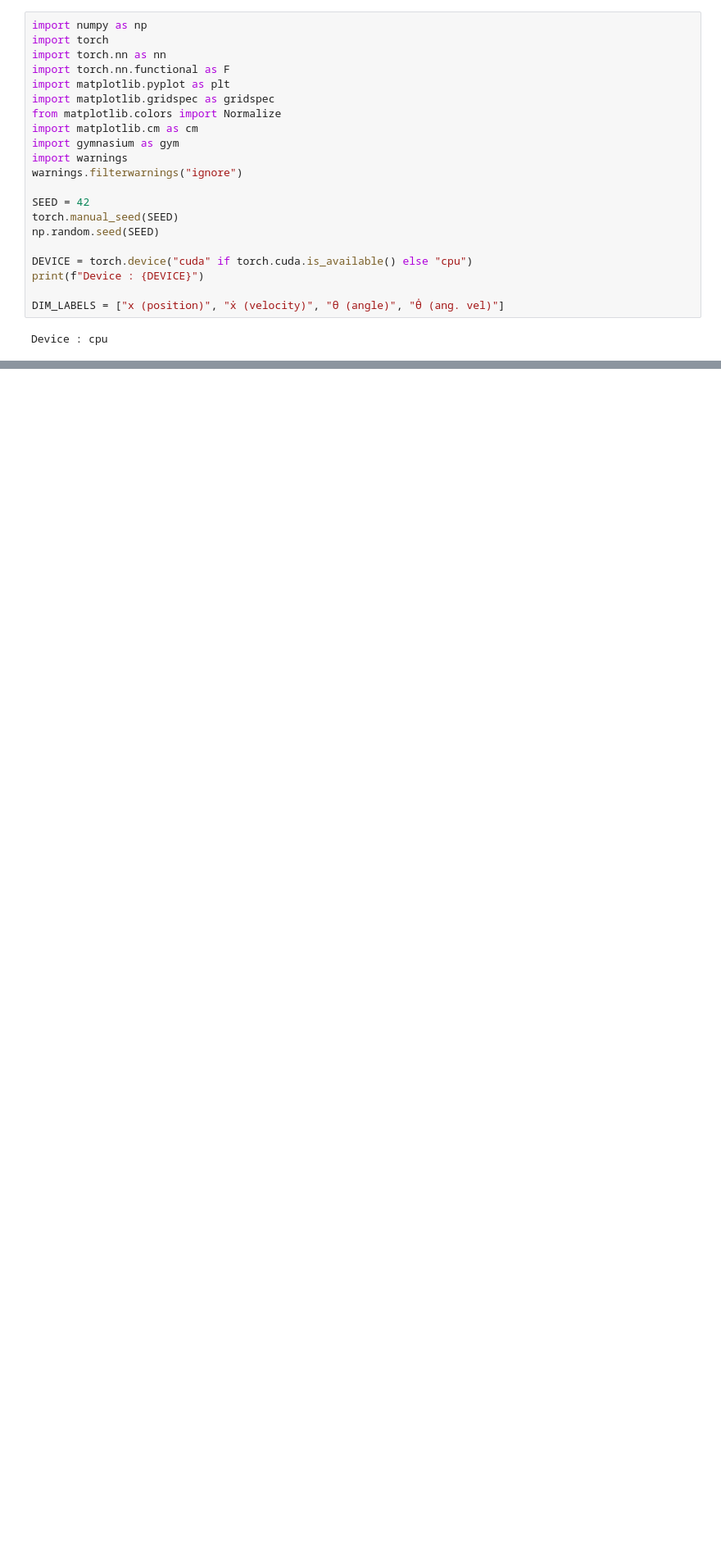
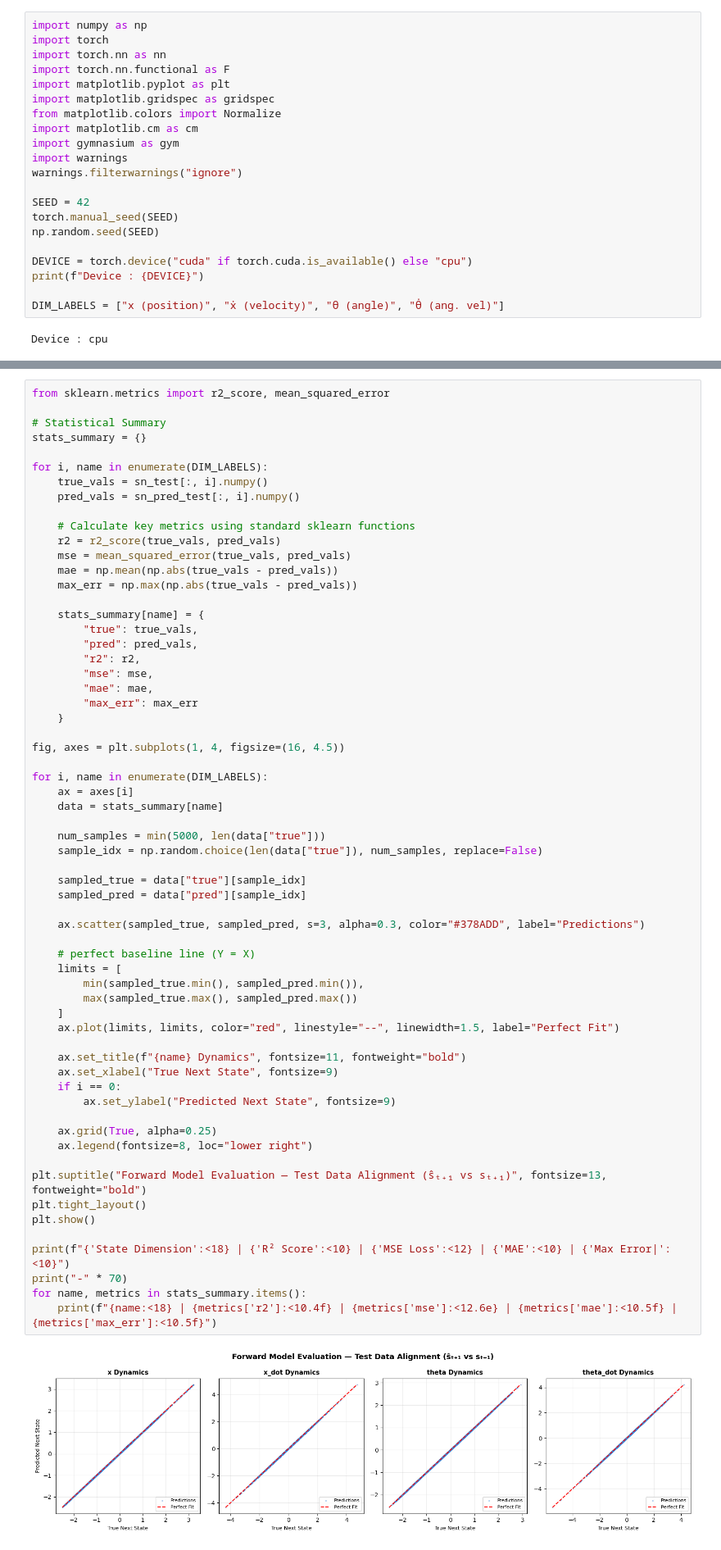
Before and after one commit to nouhailanok/Precedence-Estimation, a Jupyter notebook: step3_predictor_evaluation.ipynb, the cells around one changed output, grey strips where cells are left out. Shown at 82% size. Saved outputs shown, nothing was run; the diff lists cells and outputs as text; blank space fills up the shorter version.

```diff
--- a/step3_predictor_evaluation.ipynb
+++ b/step3_predictor_evaluation.ipynb
@@ -908,0 +657,64 @@ Files passed to Step 4:
+# %%
+from sklearn.metrics import r2_score, mean_squared_error
+
+# Statistical Summary
+stats_summary = {}
+
+for i, name in enumerate(DIM_LABELS):
+    true_vals = sn_test[:, i].numpy()
+    pred_vals = sn_pred_test[:, i].numpy()
+
+    # Calculate key metrics using standard sklearn functions
+    r2 = r2_score(true_vals, pred_vals)
+    mse = mean_squared_error(true_vals, pred_vals)
+    mae = np.mean(np.abs(true_vals - pred_vals))
+    max_err = np.max(np.abs(true_vals - pred_vals))
+
+    stats_summary[name] = {
+        "true": true_vals,
+        "pred": pred_vals,
+        "r2": r2,
+        "mse": mse,
+        "mae": mae,
+        "max_err": max_err
+    }
+
+fig, axes = plt.subplots(1, 4, figsize=(16, 4.5))
+
+for i, name in enumerate(DIM_LABELS):
+    ax = axes[i]
+    data = stats_summary[name]
+
+    num_samples = min(5000, len(data["true"]))
+    sample_idx = np.random.choice(len(data["true"]), num_samples, replace=False)
+
+    sampled_true = data["true"][sample_idx]
+    sampled_pred = data["pred"][sample_idx]
+
+    ax.scatter(sampled_true, sampled_pred, s=3, alpha=0.3, color="#378ADD", label="Predictions")
+
+    # perfect baseline line (Y = X)
+    limits = [
+        min(sampled_true.min(), sampled_pred.min()),
+        max(sampled_true.max(), sampled_pred.max())
+    ]
+    ax.plot(limits, limits, color="red", linestyle="--", linewidth=1.5, label="Perfect Fit")
+
+    ax.set_title(f"{name} Dynamics", fontsize=11, fontweight="bold")
+    ax.set_xlabel("True Next State", fontsize=9)
+    if i == 0:
+        ax.set_ylabel("Predicted Next State", fontsize=9)
+
+    ax.grid(True, alpha=0.25)
+    ax.legend(fontsize=8, loc="lower right")
+
+plt.suptitle("Forward Model Evaluation — Test Data Alignment (ŝₜ₊₁ vs sₜ₊₁)", fontsize=13, fontweight="bold")
+plt.tight_layout()
+plt.show()
+
+print(f"{'State Dimension':<18} | {'R² Score':<10} | {'MSE Loss':<12} | {'MAE':<10} | {'Max Error|':<10}")
+print("-" * 70)
+for name, metrics in stats_summary.items():
+    print(f"{name:<18} | {metrics['r2']:<10.4f} | {metrics['mse']:<12.6e} | {metrics['mae']:<10.5f} | {metrics['max_err']:<10.5f}")
+# %% [output]
+[figure, added]
```
Also changed, not shown: parts of 51 cells of this notebook.
